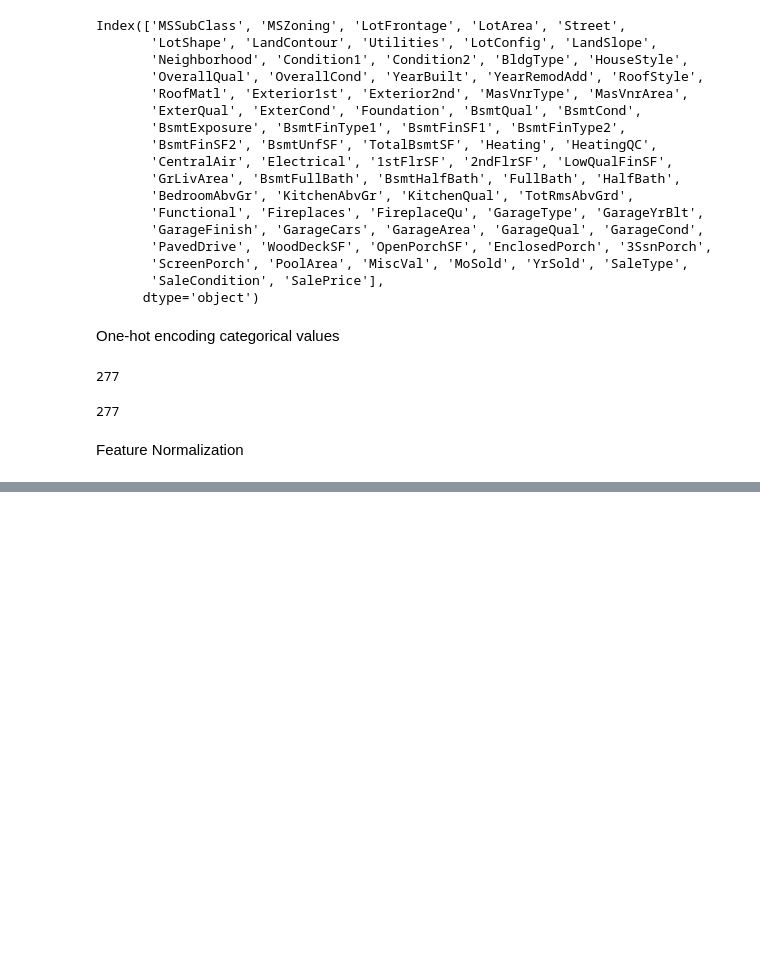
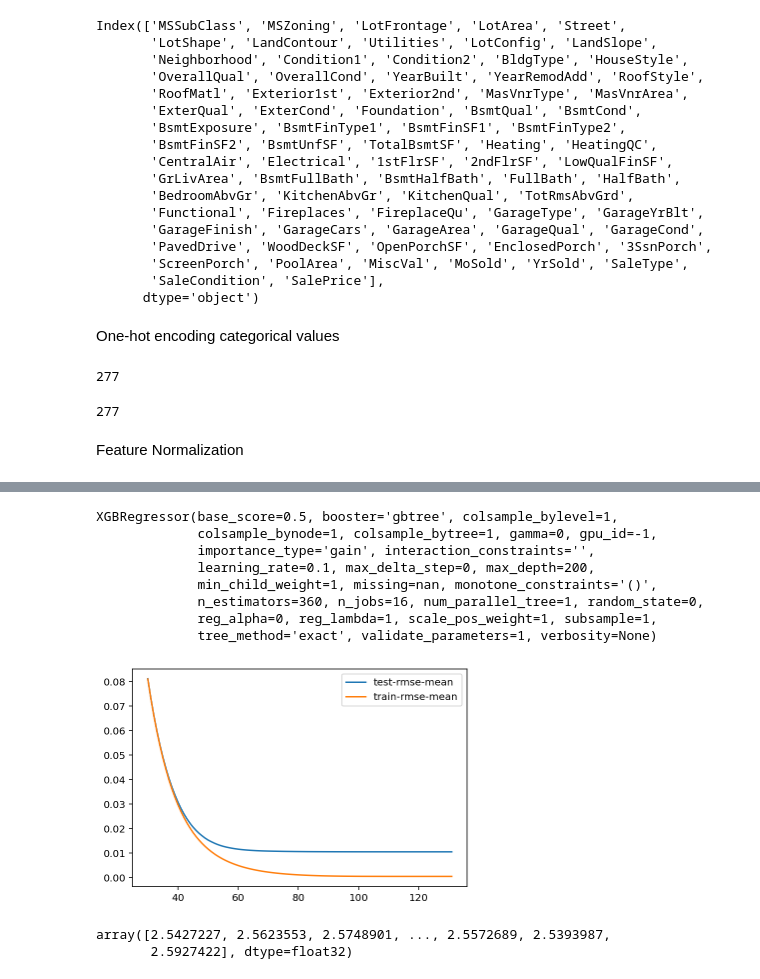
Before and after one commit to jloesch30/BDS_Team_Fall2021, a Jupyter notebook: hw3/Josh_HW_3.ipynb, the cells around one changed output, grey strips where cells are left out. Cells and saved outputs as stored; diff of their text form; code cells hidden in the pictures; blank space fills up the shorter version.

```diff
--- a/hw3/Josh_HW_3.ipynb
+++ b/hw3/Josh_HW_3.ipynb
@@ -398,0 +578,3 @@ aligned_test_X.E
+# %%
+all_data = pd.concat((train.loc[:,'MSSubClass':'SaleCondition'],
+                      test.loc[:,'MSSubClass':'SaleCondition']))
@@ -398,0 +603,38 @@ aligned_test_X.E
+# %%
+train["SalePrice"] = np.log1p(train["SalePrice"])
+
+numeric_feats = all_data.dtypes[all_data.dtypes != "object"].index
+
+skewed_feats = train[numeric_feats].apply(lambda x: skew(x.dropna())) #compute skewness
+skewed_feats = skewed_feats[skewed_feats > 0.75]
+skewed_feats = skewed_feats.index
+
+all_data[skewed_feats] = np.log1p(all_data[skewed_feats])
+# %%
+all_data = pd.get_dummies(all_data)
+all_data = all_data.fillna(all_data.mean())
+# %%
+X_train = all_data[:train.shape[0]]
+X_test = all_data[train.shape[0]:]
+y = train.SalePrice
+# %%
+import xgboost as xgb
+
+dtrain = xgb.DMatrix(X_train, label = y)
+dtest = xgb.DMatrix(X_test)
+
+params = {"max_depth":200, "eta":0.1}
+model = xgb.cv(params, dtrain,  num_boost_round=500, early_stopping_rounds=100)
+model.loc[30:,["test-rmse-mean", "train-rmse-mean"]].plot()
+model_xgb = xgb.XGBRegressor(n_estimators=360, max_depth=200, learning_rate=0.1) #the params were tuned using xgb.cv
+model_xgb.fit(X_train, y)
+# %% [output]
+XGBRegressor(base_score=0.5, booster='gbtree', colsample_bylevel=1,
+             colsample_bynode=1, colsample_bytree=1, gamma=0, gpu_id=-1,
+             importance_type='gain', interaction_constraints='',
+             learning_rate=0.1, max_delta_step=0, max_depth=200,
+             min_child_weight=1, missing=nan, monotone_constraints='()',
+             n_estimators=360, n_jobs=16, num_parallel_tree=1, random_state=0,
+             reg_alpha=0, reg_lambda=1, scale_pos_weight=1, subsample=1,
+             tree_method='exact', validate_parameters=1, verbosity=None)
+[figure, added]
@@ -398,0 +643,5 @@ aligned_test_X.E
+# %%
+y_pred
+# %% [output]
+array([2.5427227, 2.5623553, 2.5748901, ..., 2.5572689, 2.5393987,
+       2.5927422], dtype=float32)
```
Also changed, not shown: parts of 49 cells of this notebook, 1 other file.
